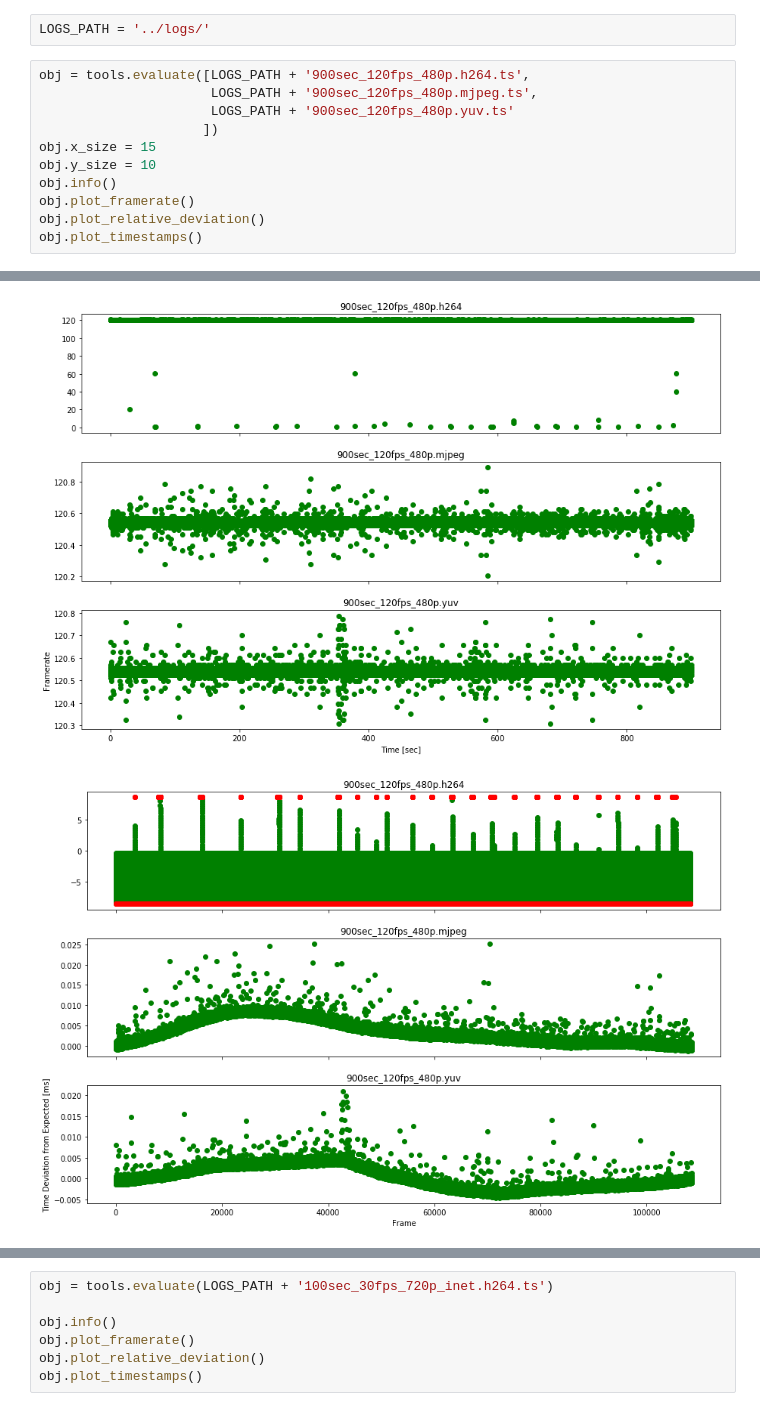
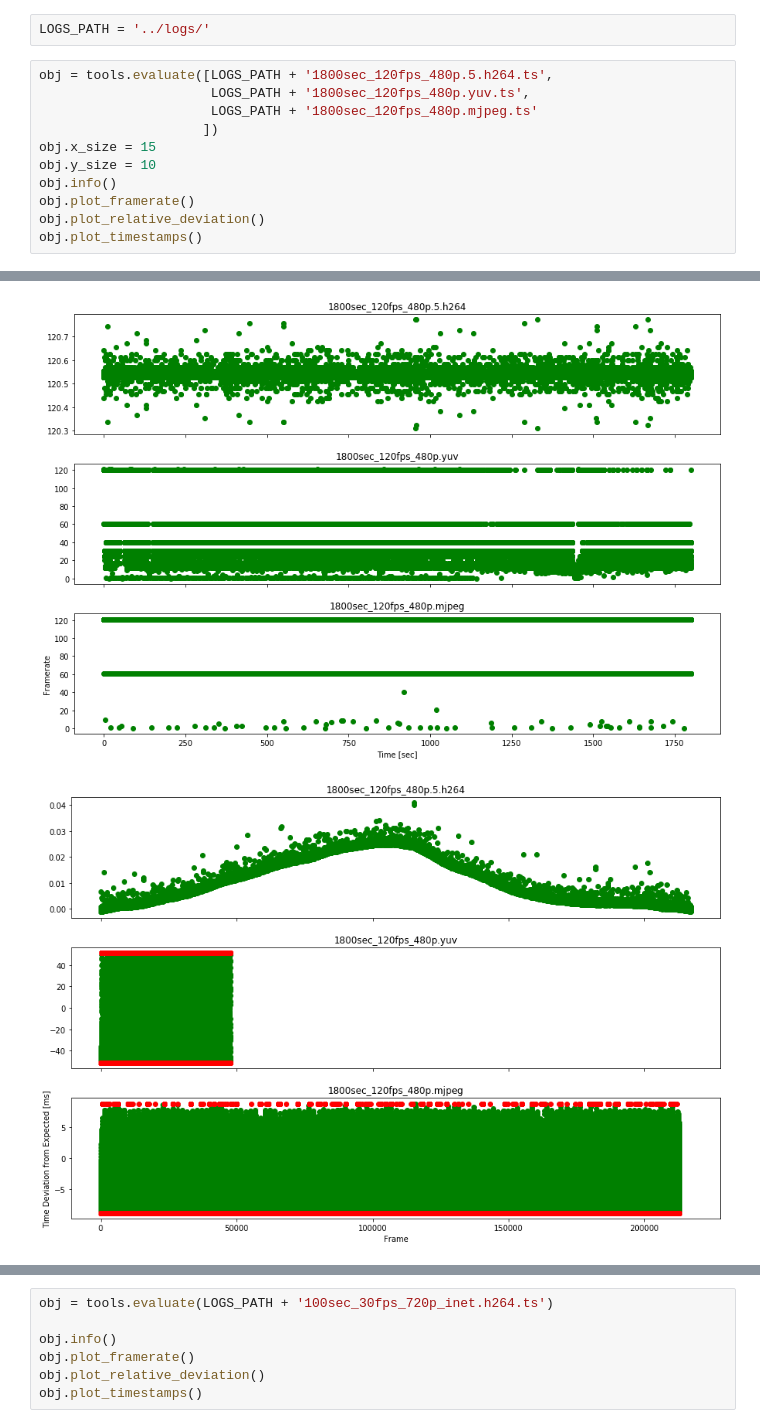
Before and after one commit to zacharyselk/picam, a Jupyter notebook: evaluation/Untitled.ipynb, the cells around one changed output, grey strips where cells are left out. Saved outputs shown, nothing was run; the diff lists cells and outputs as text.

```diff
--- a/evaluation/Untitled.ipynb
+++ b/evaluation/Untitled.ipynb
@@ -8,9 +8,9 @@ import analysis_tools as tools
 # %%
 LOGS_PATH = '../logs/'
 # %%
-obj = tools.evaluate([LOGS_PATH + '900sec_120fps_480p.h264.ts',
-                      LOGS_PATH + '900sec_120fps_480p.mjpeg.ts',
-                      LOGS_PATH + '900sec_120fps_480p.yuv.ts'
+obj = tools.evaluate([LOGS_PATH + '1800sec_120fps_480p.5.h264.ts',
+                      LOGS_PATH + '1800sec_120fps_480p.yuv.ts',
+                      LOGS_PATH + '1800sec_120fps_480p.mjpeg.ts'
                      ])
 obj.x_size = 15
 obj.y_size = 10
@@ -41,2 +41,2 @@ obj.plot_timestamps()
-[figure, old version]
+[figure, new version]
-[figure, old version]
+[figure, new version]
```
Also changed, not shown: parts of 5 cells of this notebook, 11 other files.
